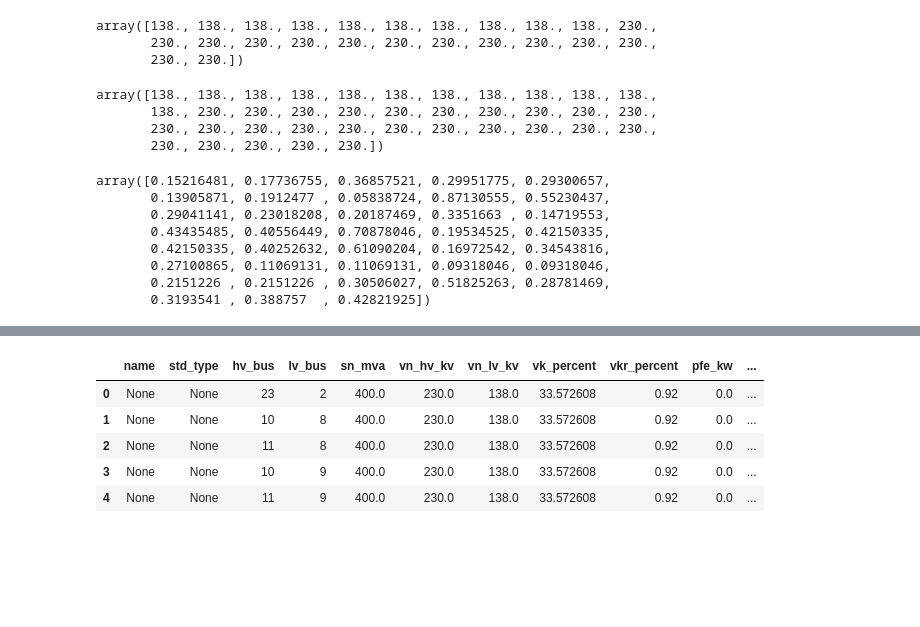
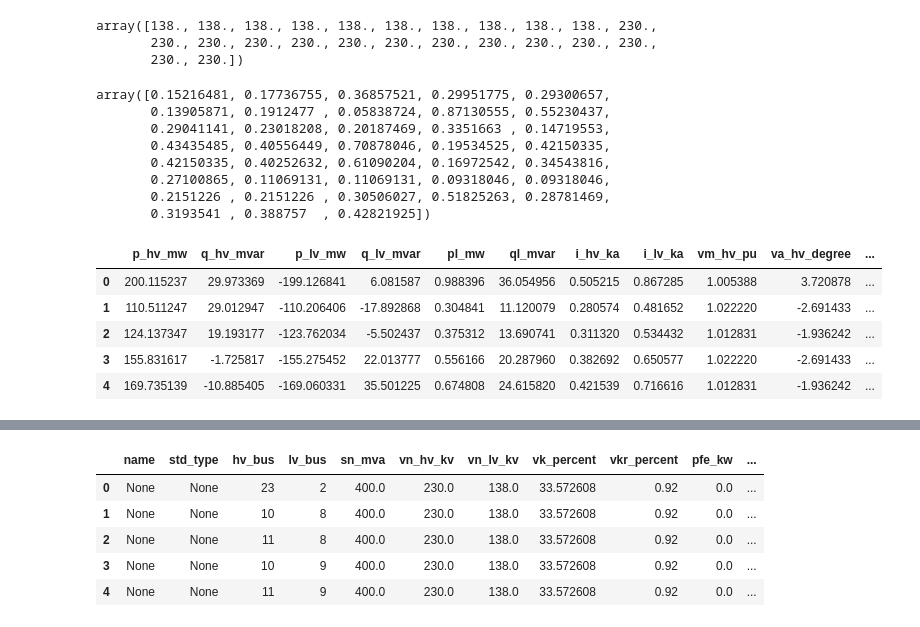
Before and after one commit to gridfm/gridfm-datakit, a Jupyter notebook: notebooks/test_contingency.ipynb, the cells around one changed output, grey strips where cells are left out. Drawn from its saved outputs; the diff is of its cells as text; code cells hidden in the pictures; blank space fills up the shorter version.

```diff
--- a/notebooks/test_contingency.ipynb
+++ b/notebooks/test_contingency.ipynb
@@ -72,13 +72,6 @@ bus[:, BASE_KV]
 array([138., 138., 138., 138., 138., 138., 138., 138., 138., 138., 230.,
        230., 230., 230., 230., 230., 230., 230., 230., 230., 230., 230.,
        230., 230.])
-# %%
-V_base_kV
-# %% [output]
-array([138., 138., 138., 138., 138., 138., 138., 138., 138., 138., 138.,
-       138., 230., 230., 230., 230., 230., 230., 230., 230., 230., 230.,
-       230., 230., 230., 230., 230., 230., 230., 230., 230., 230., 230.,
-       230., 230., 230., 230., 230.])
 # %%
 ppc = net._ppc
 Ybus, Yf, Yt = makeYbus(net.sn_mva, ppc["bus"], ppc["branch"])
@@ -122,3 +115,12 @@ array([0.15216481, 0.17736755, 0.36857521, 0.29951775, 0.29300657,
        0.27100865, 0.11069131, 0.11069131, 0.09318046, 0.09318046,
        0.2151226 , 0.2151226 , 0.30506027, 0.51825263, 0.28781469,
        0.3193541 , 0.388757  , 0.42821925])
+# %%
+net.res_trafo
+# %% [output]
+|  | p_hv_mw | q_hv_mvar | p_lv_mw | q_lv_mvar | pl_mw | ql_mvar | i_hv_ka | i_lv_ka | vm_hv_pu | va_hv_degree | ... |
+| 0 | 200.115237 | 29.973369 | -199.126841 | 6.081587 | 0.988396 | 36.054956 | 0.505215 | 0.867285 | 1.005388 | 3.720878 | ... |
+| 1 | 110.511247 | 29.012947 | -110.206406 | -17.892868 | 0.304841 | 11.120079 | 0.280574 | 0.481652 | 1.022220 | -2.691433 | ... |
+| 2 | 124.137347 | 19.193177 | -123.762034 | -5.502437 | 0.375312 | 13.690741 | 0.311320 | 0.534432 | 1.012831 | -1.936242 | ... |
+| 3 | 155.831617 | -1.725817 | -155.275452 | 22.013777 | 0.556166 | 20.287960 | 0.382692 | 0.650577 | 1.022220 | -2.691433 | ... |
+| 4 | 169.735139 | -10.885405 | -169.060331 | 35.501225 | 0.674808 | 24.615820 | 0.421539 | 0.716616 | 1.012831 | -1.936242 | ... |
```
Also changed, not shown: parts of 8 cells of this notebook, 7 other files.
